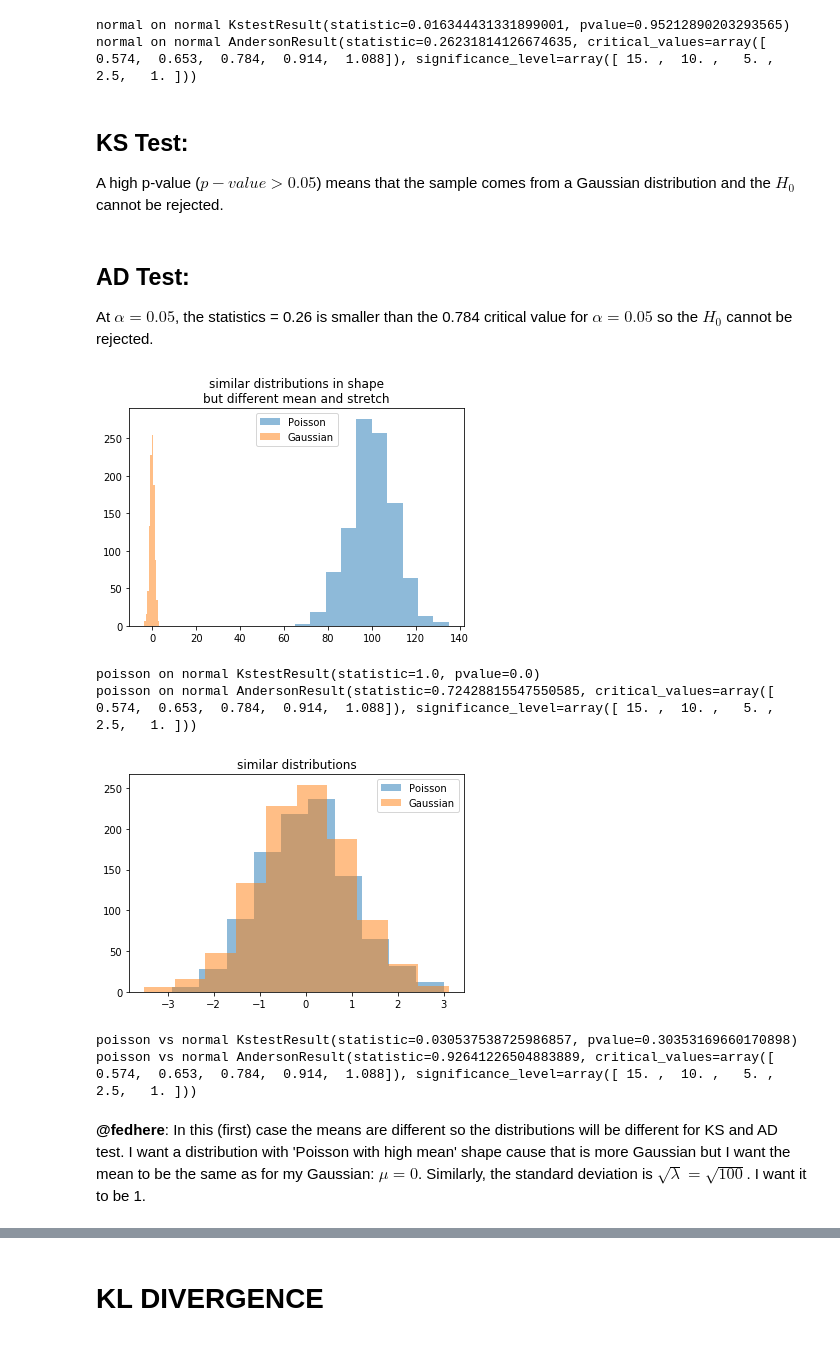
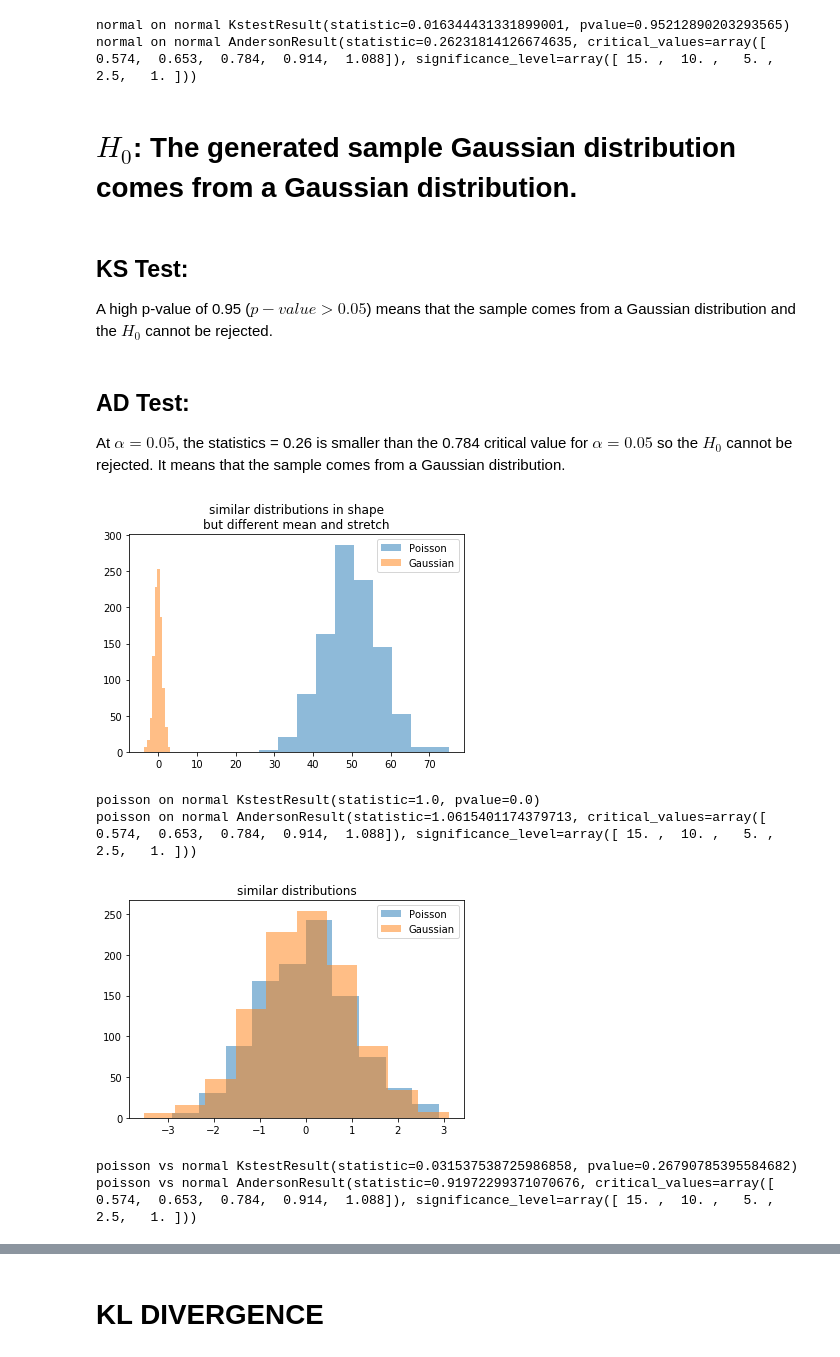
Before and after one commit to qiuyliu/PUI2017_uc288, a Jupyter notebook: HW5_uc288/Assignment2_uc288.ipynb, the cells around one changed output, grey strips where cells are left out. Saved outputs shown, nothing was run; the diff lists cells and outputs as text; code cells hidden in the pictures.

```diff
--- a/HW5_uc288/Assignment2_uc288.ipynb
+++ b/HW5_uc288/Assignment2_uc288.ipynb
@@ -46,41 +37,41 @@ print ("normal on normal", scipy.stats.anderson(dist_n, dist='norm'))
 # %% [output]
 normal on normal KstestResult(statistic=0.016344431331899001, pvalue=0.95212890203293565)
 normal on normal AndersonResult(statistic=0.26231814126674635, critical_values=array([ 0.574,  0.653,  0.784,  0.914,  1.088]), significance_level=array([ 15. ,  10. ,   5. ,   2.5,   1. ]))
+# %% [markdown]
+# $H_0$: The generated sample Gaussian distribution comes from a Gaussian distribution.
 # %% [markdown]
 ## KS Test:
-A high p-value ($p-value > 0.05$) means that the sample comes from a Gaussian distribution and the $H_0$ cannot be rejected.
+A high p-value of 0.95 ($p-value > 0.05$) means that the sample comes from a Gaussian distribution and the $H_0$ cannot be rejected.
 # %% [markdown]
 ## AD Test:
-At $\alpha=0.05$, the statistics = 0.26 is smaller than the 0.784 critical value for $\alpha=0.05$ so the $H_0$ cannot be rejected.
+At $\alpha=0.05$, the statistics = 0.26 is smaller than the 0.784 critical value for $\alpha=0.05$ so the $H_0$ cannot be rejected. It means that the sample comes from a Gaussian distribution.
 # %%
 np.random.seed(999)
 
-dist_p = np.random.poisson(100, 1000)
+dist_p = np.random.poisson(50, 1000)
 pl.figure()
 pl.hist(dist_p, alpha=0.5, label="Poisson")
 pl.hist(dist_n, alpha=0.5, label="Gaussian")
 pl.legend()
 pl.title("similar distributions in shape\nbut different mean and stretch")
 pl.show()
 print ("poisson on normal", scipy.stats.kstest(dist_p,'norm'))
 print ("poisson on normal", scipy.stats.anderson(dist_p, dist='norm'))
 
 dist_p = (np.random.poisson(100, 1000) - 100) * 0.1 #-100 fixes mean, *0.1 fixes stdev
 pl.figure()
 pl.hist(dist_p, alpha=0.5, label="Poisson")
 pl.hist(dist_n, alpha=0.5, label="Gaussian")
 pl.legend()
 pl.title("similar distributions")
 pl.show()
 
 print ("poisson vs normal", scipy.stats.kstest(dist_p,'norm'))
 print ("poisson vs normal", scipy.stats.anderson(dist_p, dist='norm'))
 # %% [output]
-[figure, old version]
+[figure, new version]
 poisson on normal KstestResult(statistic=1.0, pvalue=0.0)
-poisson on normal AndersonResult(statistic=0.72428815547550585, critical_values=array([ 0.574,  0.653,  0.784,  0.914,  1.088]), significance_level=array([ 15. ,  10. ,   5. ,   2.5,   1. ]))
+poisson on normal AndersonResult(statistic=1.0615401174379713, critical_values=array([ 0.574,  0.653,  0.784,  0.914,  1.088]), significance_level=array([ 15. ,  10. ,   5. ,   2.5,   1. ]))
-[figure, old version]
+[figure, new version]
-poisson vs normal KstestResult(statistic=0.030537538725986857, pvalue=0.30353169660170898)
-poisson vs normal AndersonResult(statistic=0.92641226504883889, critical_values=array([ 0.574,  0.653,  0.784,  0.914,  1.088]), significance_level=array([ 15. ,  10. ,   5. ,   2.5,   1. ]))
+poisson vs normal KstestResult(statistic=0.031537538725986858, pvalue=0.26790785395584682)
+poisson vs normal AndersonResult(statistic=0.91972299371070676, critical_values=array([ 0.574,  0.653,  0.784,  0.914,  1.088]), significance_level=array([ 15. ,  10. ,   5. ,   2.5,   1. ]))
-# %% [markdown]
-**@fedhere**: In this (first) case the means are different so the distributions will be different for KS and AD test.  I want a distribution with 'Poisson with high mean' shape cause that is more Gaussian but I want the mean to be the same as for my Gaussian: $\mu=0$. Similarly, the standard deviation is $\sqrt{\lambda} = \sqrt{100}$. I want it to be 1.
```
Also changed, not shown: parts of 23 cells of this notebook.
